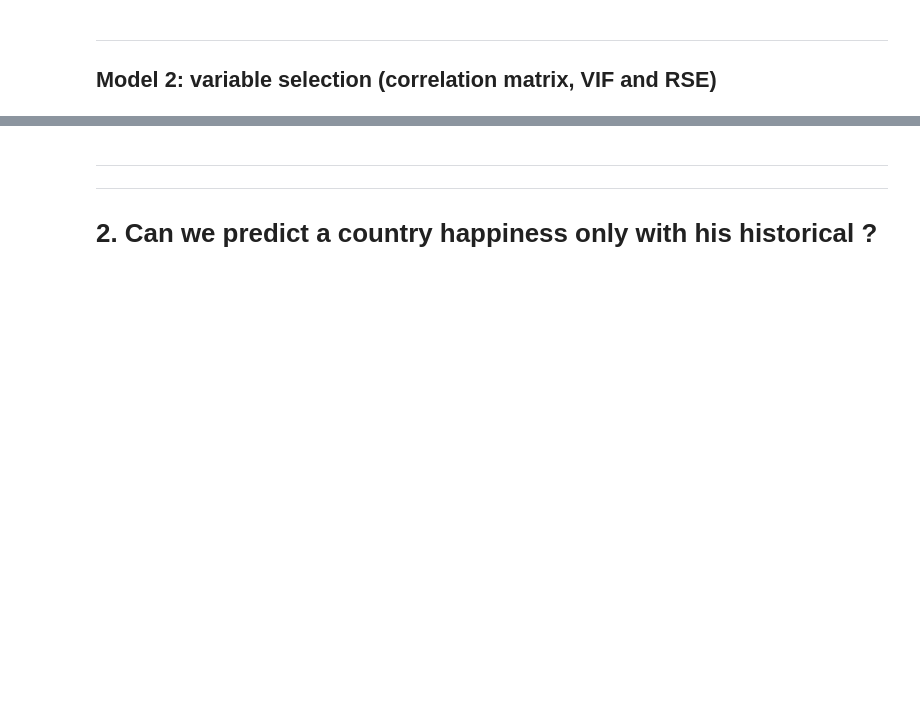
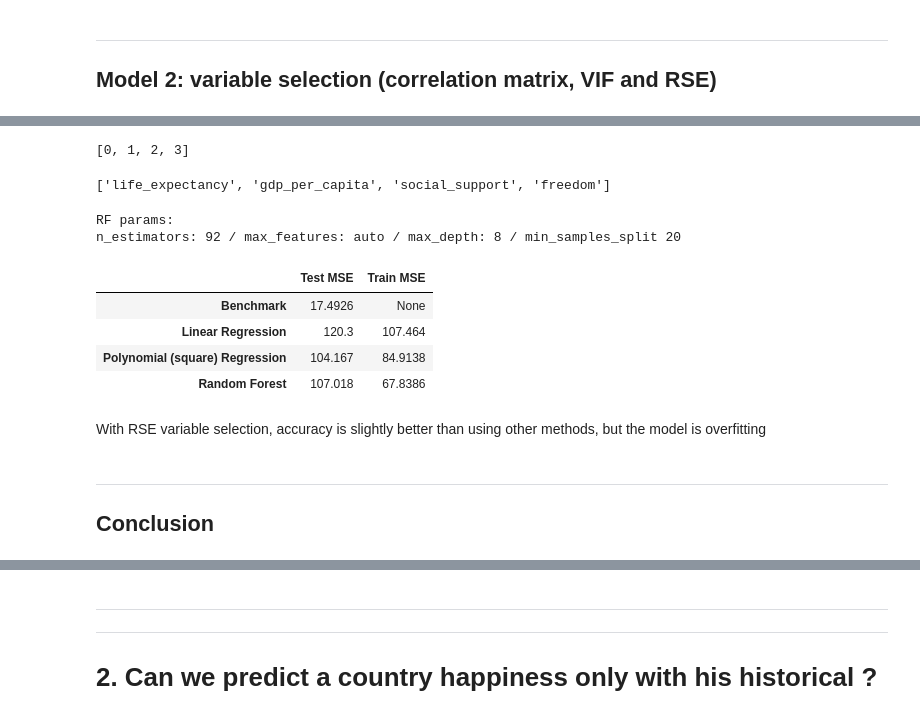
Before and after one commit to Maxence-Labesse/World-Happiness-Report, a Jupyter notebook: 5 Forecasting (Machine Learning).ipynb, the cells around one changed output, grey strips where cells are left out. Saved outputs shown, nothing was run; the diff lists cells and outputs as text; code cells hidden in the pictures; blank space fills up the shorter version.

```diff
--- a/5 Forecasting (Machine Learning).ipynb
+++ b/5 Forecasting (Machine Learning).ipynb
@@ -301,0 +244,33 @@ plt.scatter(y_pred_lin, y_test)
+# %%
+from sklearn.feature_selection import RFE
+
+X_train = fact_train_set[l_factors].copy()
+y_train = fact_train_set["happiness_score"].copy()
+
+selector = RFE(LinearRegression(), n_features_to_select=4, step=1)
+selector = selector.fit(X_train, y_train)
+# %%
+selector_idx = [i for i in range(len(selector.support_)) if selector.support_[i]]
+display(selector_idx)
+
+selected_var = [X_train.columns[i] for i in selector_idx]
+display(selected_var)
+# %% [output]
+[0, 1, 2, 3]
+['life_expectancy', 'gdp_per_capita', 'social_support', 'freedom']
+# %%
+compare_algo(fact_train_set, fact_test_set, "happiness_score", selected_var, benchmark_test)
+# %% [output]
+RF params:
+n_estimators: 92 / max_features: auto / max_depth: 8 / min_samples_split 20
+|  | Test MSE | Train MSE |
+| Benchmark | 17.4926 | None |
+| Linear Regression | 120.3 | 107.464 |
+| Polynomial (square) Regression | 104.167 | 84.9138 |
+| Random Forest | 107.018 | 67.8386 |
+# %% [markdown]
+With RSE variable selection, accuracy is slightly better than using other methods, but the model is overfitting
+# %% [markdown]
+-------------
+<a name="CF"></a>
+## Conclusion
```
Also changed, not shown: parts of 43 cells of this notebook, 10 other files.
